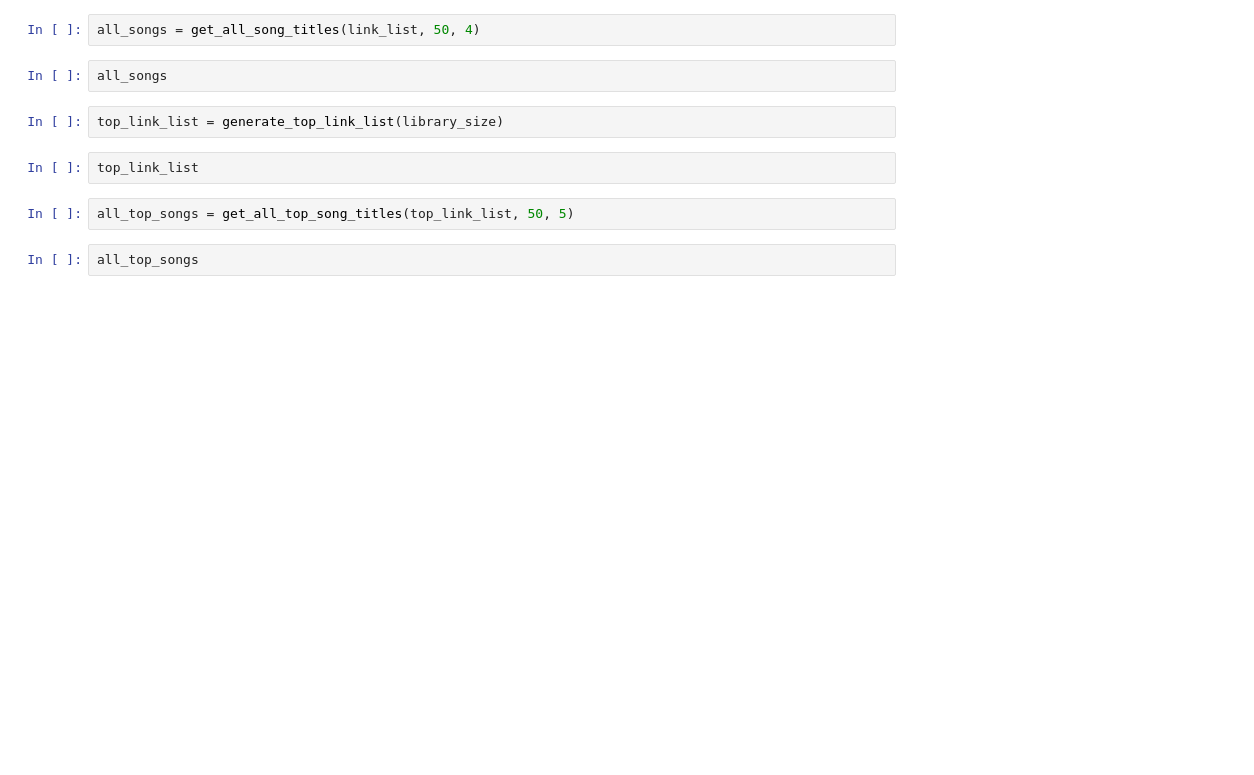
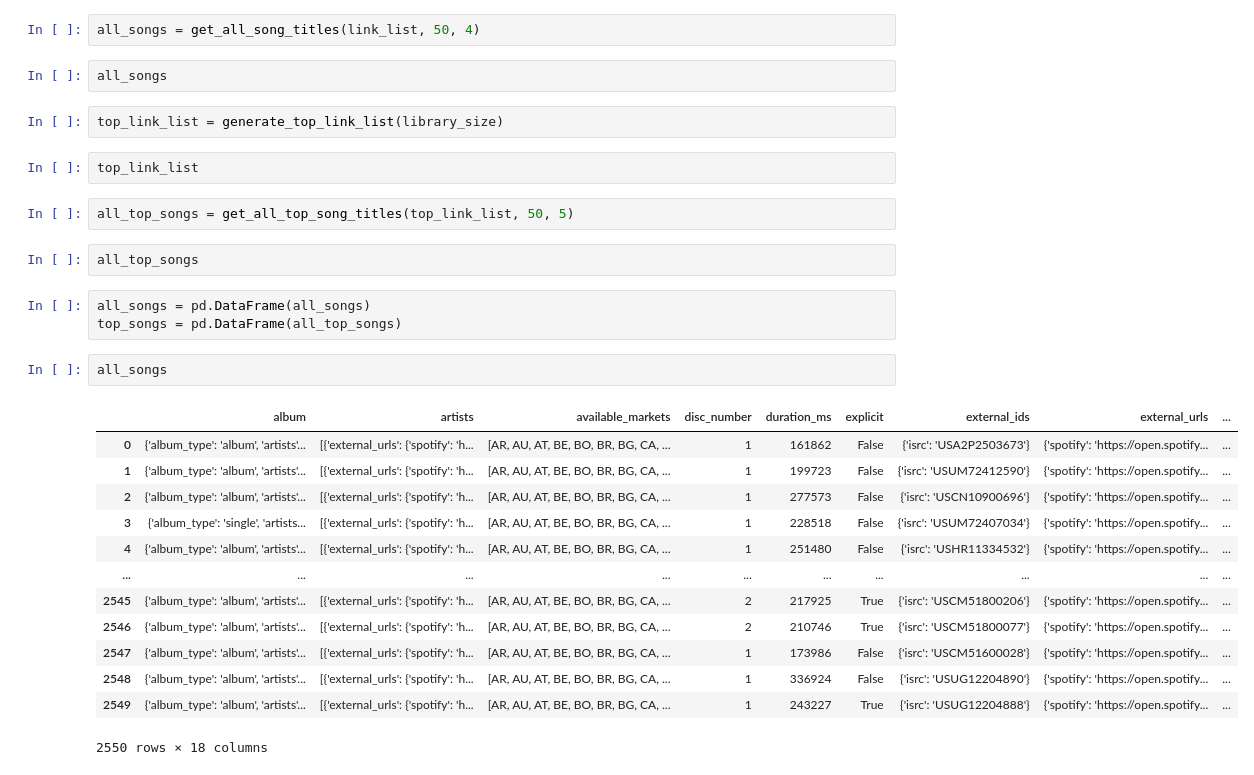
Before and after one commit to okekejus/personal_spotify_tracking, a Jupyter notebook: spotify_retrieval.ipynb, the cells around one changed output. Saved outputs shown, nothing was run; the diff lists cells and outputs as text; blank space fills up the shorter version.

```diff
--- a/spotify_retrieval.ipynb
+++ b/spotify_retrieval.ipynb
@@ -32,3 +36,22 @@ top_link_list
 all_top_songs = get_all_top_song_titles(top_link_list, 50, 5)
 # %%
 all_top_songs
+# %%
+all_songs = pd.DataFrame(all_songs)
+top_songs = pd.DataFrame(all_top_songs)
+# %%
+all_songs
+# %% [output]
+|  | album | artists | available_markets | disc_number | duration_ms | explicit | external_ids | external_urls | ... |
+| 0 | {'album_type': 'album', 'artists'... | [{'external_urls': {'spotify': 'h... | [AR, AU, AT, BE, BO, BR, BG, CA, ... | 1 | 161862 | False | {'isrc': 'USA2P2503673'} | {'spotify': 'https://open.spotify... | ... |
+| 1 | {'album_type': 'album', 'artists'... | [{'external_urls': {'spotify': 'h... | [AR, AU, AT, BE, BO, BR, BG, CA, ... | 1 | 199723 | False | {'isrc': 'USUM72412590'} | {'spotify': 'https://open.spotify... | ... |
+| 2 | {'album_type': 'album', 'artists'... | [{'external_urls': {'spotify': 'h... | [AR, AU, AT, BE, BO, BR, BG, CA, ... | 1 | 277573 | False | {'isrc': 'USCN10900696'} | {'spotify': 'https://open.spotify... | ... |
+| 3 | {'album_type': 'single', 'artists... | [{'external_urls': {'spotify': 'h... | [AR, AU, AT, BE, BO, BR, BG, CA, ... | 1 | 228518 | False | {'isrc': 'USUM72407034'} | {'spotify': 'https://open.spotify... | ... |
+| 4 | {'album_type': 'album', 'artists'... | [{'external_urls': {'spotify': 'h... | [AR, AU, AT, BE, BO, BR, BG, CA, ... | 1 | 251480 | False | {'isrc': 'USHR11334532'} | {'spotify': 'https://open.spotify... | ... |
+| ... | ... | ... | ... | ... | ... | ... | ... | ... | ... |
+| 2545 | {'album_type': 'album', 'artists'... | [{'external_urls': {'spotify': 'h... | [AR, AU, AT, BE, BO, BR, BG, CA, ... | 2 | 217925 | True | {'isrc': 'USCM51800206'} | {'spotify': 'https://open.spotify... | ... |
+| 2546 | {'album_type': 'album', 'artists'... | [{'external_urls': {'spotify': 'h... | [AR, AU, AT, BE, BO, BR, BG, CA, ... | 2 | 210746 | True | {'isrc': 'USCM51800077'} | {'spotify': 'https://open.spotify... | ... |
+| 2547 | {'album_type': 'album', 'artists'... | [{'external_urls': {'spotify': 'h... | [AR, AU, AT, BE, BO, BR, BG, CA, ... | 1 | 173986 | False | {'isrc': 'USCM51600028'} | {'spotify': 'https://open.spotify... | ... |
+| 2548 | {'album_type': 'album', 'artists'... | [{'external_urls': {'spotify': 'h... | [AR, AU, AT, BE, BO, BR, BG, CA, ... | 1 | 336924 | False | {'isrc': 'USUG12204890'} | {'spotify': 'https://open.spotify... | ... |
+| 2549 | {'album_type': 'album', 'artists'... | [{'external_urls': {'spotify': 'h... | [AR, AU, AT, BE, BO, BR, BG, CA, ... | 1 | 243227 | True | {'isrc': 'USUG12204888'} | {'spotify': 'https://open.spotify... | ... |
+2550 rows × 18 columns
```
Also changed, not shown: parts of 5 cells of this notebook, 4 other files.
